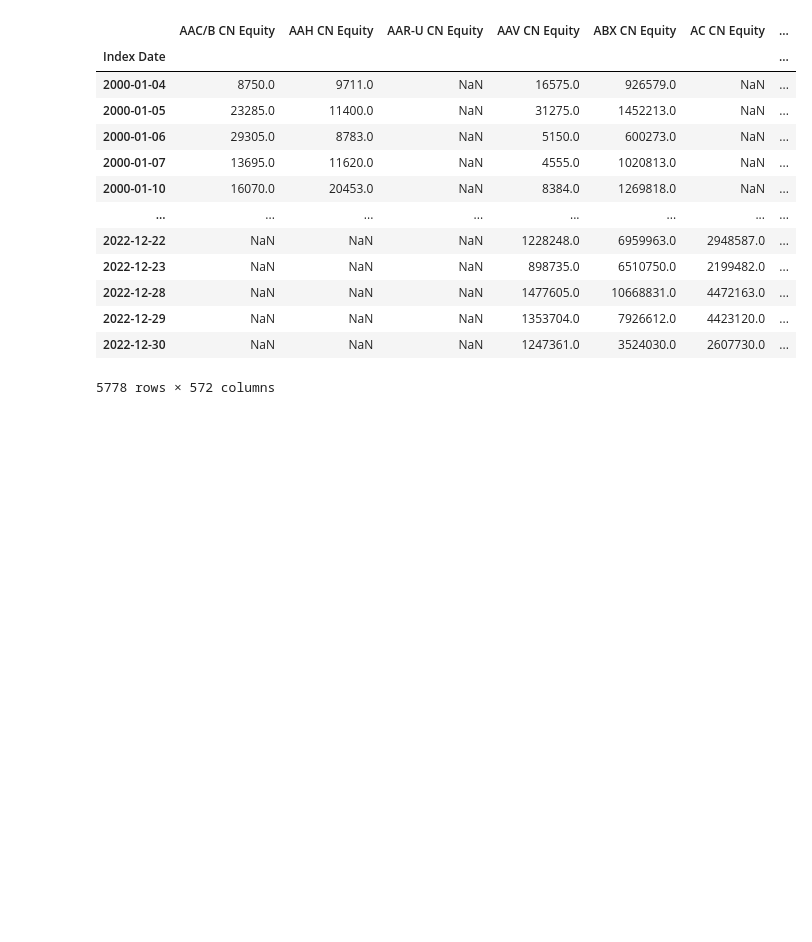
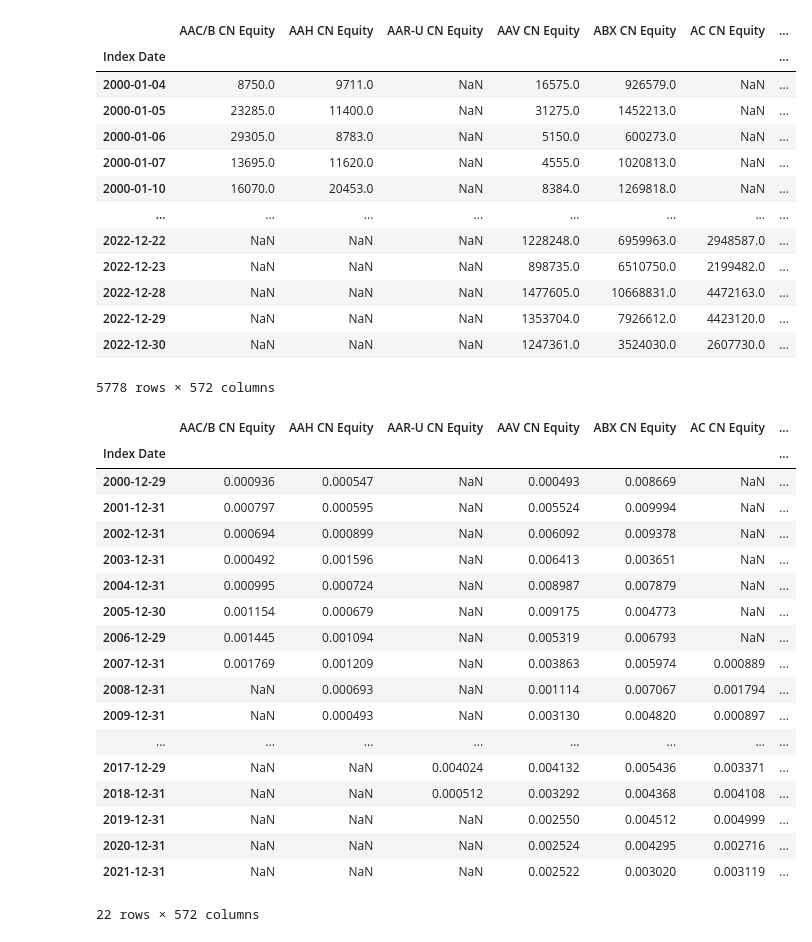
Before and after one commit to Thomas4390/bni_case_prog, a Jupyter notebook: main.ipynb, the cells around one changed output. Saved outputs shown, nothing was run; the diff lists cells and outputs as text; code cells hidden in the pictures; blank space fills up the shorter version.

Commit message:
[ADD] | more robust weight distribution

```diff
--- a/main.ipynb
+++ b/main.ipynb
@@ -86,3 +94,26 @@ pd.read_parquet("converted_data/filtered_data.parquet")
 | 2022-12-29 | NaN | NaN | NaN | 1353704.0 | 7926612.0 | 4423120.0 | ... |
 | 2022-12-30 | NaN | NaN | NaN | 1247361.0 | 3524030.0 | 2607730.0 | ... |
 5778 rows × 572 columns
+# %%
+weights = pd.read_parquet("converted_data/base_strategy_weights.parquet")
+weights
+# %% [output]
+|  | AAC/B CN Equity | AAH CN Equity | AAR-U CN Equity | AAV CN Equity | ABX CN Equity | AC CN Equity | ... |
+| Index Date |  |  |  |  |  |  | ... |
+| 2000-12-29 | 0.000936 | 0.000547 | NaN | 0.000493 | 0.008669 | NaN | ... |
+| 2001-12-31 | 0.000797 | 0.000595 | NaN | 0.005524 | 0.009994 | NaN | ... |
+| 2002-12-31 | 0.000694 | 0.000899 | NaN | 0.006092 | 0.009378 | NaN | ... |
+| 2003-12-31 | 0.000492 | 0.001596 | NaN | 0.006413 | 0.003651 | NaN | ... |
+| 2004-12-31 | 0.000995 | 0.000724 | NaN | 0.008987 | 0.007879 | NaN | ... |
+| 2005-12-30 | 0.001154 | 0.000679 | NaN | 0.009175 | 0.004773 | NaN | ... |
+| 2006-12-29 | 0.001445 | 0.001094 | NaN | 0.005319 | 0.006793 | NaN | ... |
+| 2007-12-31 | 0.001769 | 0.001209 | NaN | 0.003863 | 0.005974 | 0.000889 | ... |
+| 2008-12-31 | NaN | 0.000693 | NaN | 0.001114 | 0.007067 | 0.001794 | ... |
+| 2009-12-31 | NaN | 0.000493 | NaN | 0.003130 | 0.004820 | 0.000897 | ... |
+| ... | ... | ... | ... | ... | ... | ... | ... |
+| 2017-12-29 | NaN | NaN | 0.004024 | 0.004132 | 0.005436 | 0.003371 | ... |
+| 2018-12-31 | NaN | NaN | 0.000512 | 0.003292 | 0.004368 | 0.004108 | ... |
+| 2019-12-31 | NaN | NaN | NaN | 0.002550 | 0.004512 | 0.004999 | ... |
+| 2020-12-31 | NaN | NaN | NaN | 0.002524 | 0.004295 | 0.002716 | ... |
+| 2021-12-31 | NaN | NaN | NaN | 0.002522 | 0.003020 | 0.003119 | ... |
+22 rows × 572 columns
```
Also changed, not shown: parts of 4 cells of this notebook, 4 other files.
